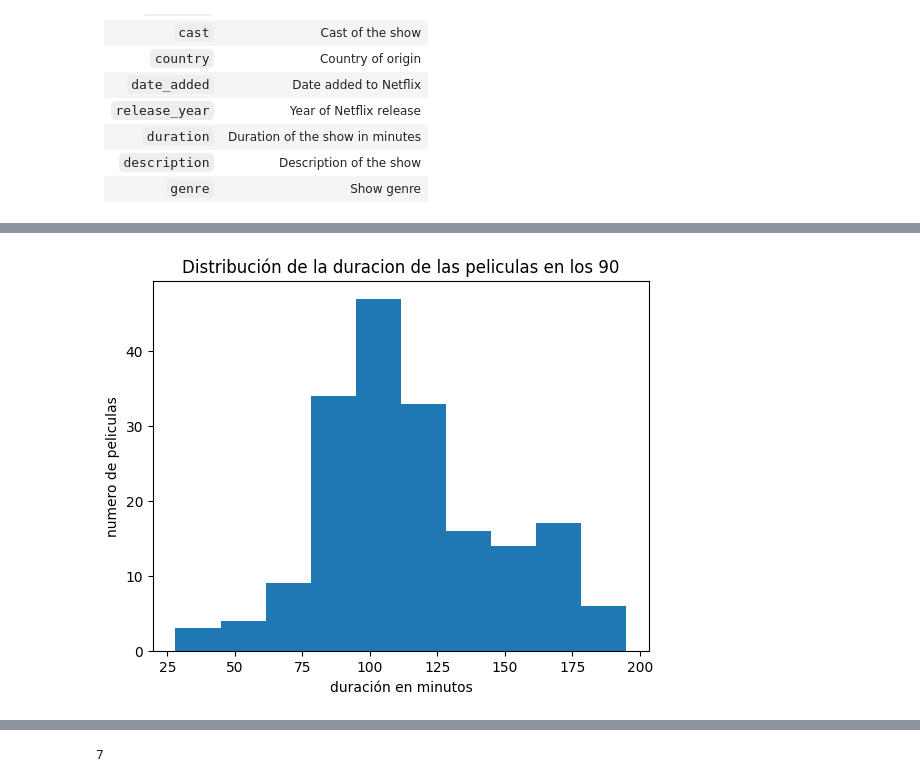
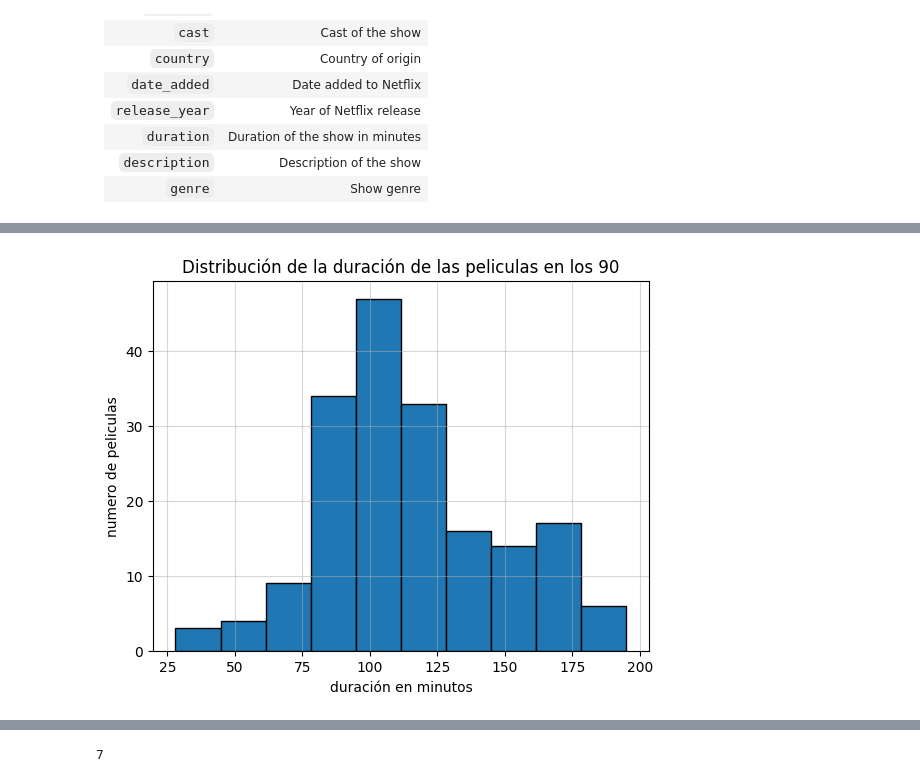
Before and after one commit to FZetaG/Python_Netflix_Movies, a Jupyter notebook: notebook.ipynb, the cells around one changed output, grey strips where cells are left out. Drawn from its saved outputs; the diff is of its cells as text; code cells hidden in the pictures.

```diff
--- a/notebook.ipynb
+++ b/notebook.ipynb
@@ -65,15 +65,16 @@ movies_1990.head(10)
 | 334 | s488 | Movie | An American Tail: The Mystery of ... | Larry Latham | Thomas Dekker, Lacey Chabert, Jan... | United States | April 1, 2018 | 1999 | 75 | ... |
 # %%
 #histograma con la distribución de las peliculas en los 90
-plt.hist(movies_1990['duration'])
-plt.title('Distribución de la duracion de las peliculas en los 90')
+plt.hist(movies_1990['duration'],edgecolor='black')
+plt.title('Distribución de la duración de las peliculas en los 90')
 plt.xlabel('duración en minutos')
 plt.ylabel('numero de peliculas')
+plt.grid(alpha=0.5)
 plt.show()
 
 duration=100
 # %% [output]
-[figure, old version]
+[figure, new version]
 # %%
 #filtrar las peliculas de la decada de los 90 solamente por peliculas de accion
 action_movies_1990 = movies_1990[movies_1990['genre'] == 'Action']
```
Also changed, not shown: parts of 4 cells of this notebook.
